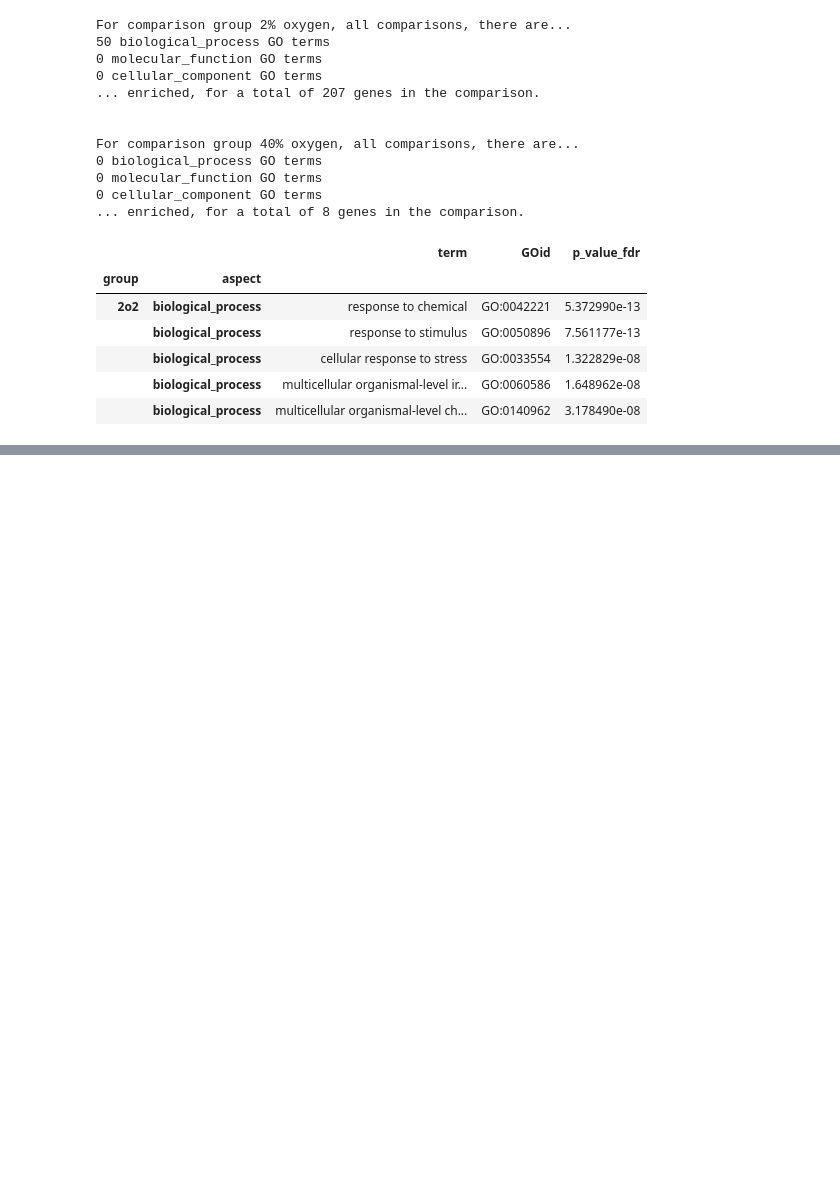
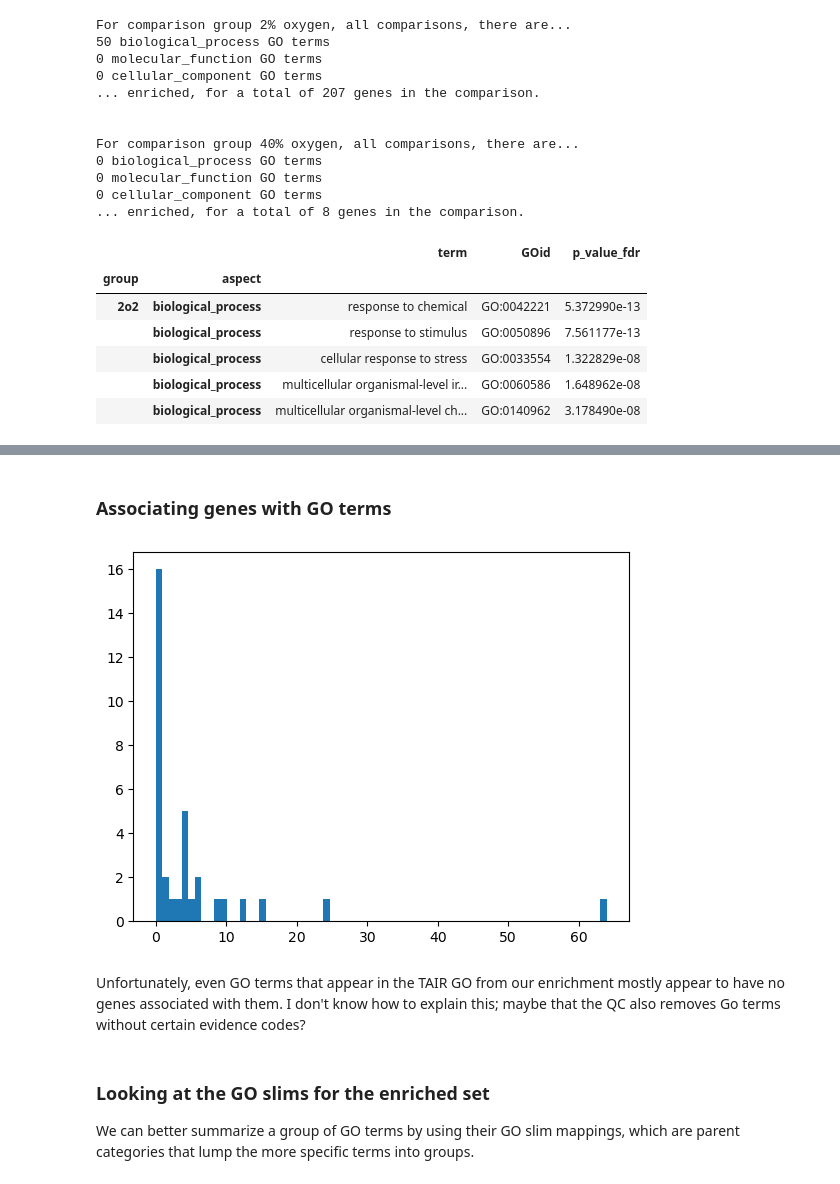
Before and after one commit to serenalotreck/photorespiration-omics, a Jupyter notebook: notebooks/go_terms_DEGs.ipynb, the cells around one changed output, grey strips where cells are left out. Cells and saved outputs as stored; diff of their text form; code cells hidden in the pictures; blank space fills up the shorter version.

```diff
--- a/notebooks/go_terms_DEGs.ipynb
+++ b/notebooks/go_terms_DEGs.ipynb
@@ -253,0 +282,4 @@ o2_go_enrichment_data.to_csv('../data/PANTHER_GO_enrichments_all_o2_comparisons_
+# %%
+## START HERE if you don't want to redo the enrichment
+o2_go_enrichment_data = pd.read_csv('../data/panther_API_go_enrichments/PANTHER_GO_enrichments_all_o2_comparisons_19March2025.csv').set_index(['group', 'aspect'])
+o2_go_enrichment_data.head()
@@ -253,0 +334,20 @@ o2_go_enrichment_data.to_csv('../data/PANTHER_GO_enrichments_all_o2_comparisons_
+# %% [markdown]
+### Associating genes with GO terms
+# %%
+term2genes = defaultdict(list)
+for term in o2_go_enrichment_data.GOid.tolist():
+    genes = goslim[goslim['GO_ID'] == term].loc[:, 'locus_name'].tolist()
+    if len(genes) == 0:
+        continue
+    # Remove any that aren't in the comparison
+    genes = [g for g in genes if g in all_o2_comps['2o2']]
+    term2genes[term] = genes
+# %%
+_ = plt.hist([len(gs) for gs in term2genes.values()], bins=70)
+# %% [output]
+[figure, added]
+# %% [markdown]
+Unfortunately, even GO terms that appear in the TAIR GO from our enrichment mostly appear to have no genes associated with them. I don't know how to explain this; maybe that the QC also removes Go terms without certain evidence codes?
+# %% [markdown]
+### Looking at the GO slims for the enriched set
+We can better summarize a group of GO terms by using their GO slim mappings, which are parent categories that lump the more specific terms into groups.
```
Also changed, not shown: parts of 31 cells of this notebook, 1 other file.
